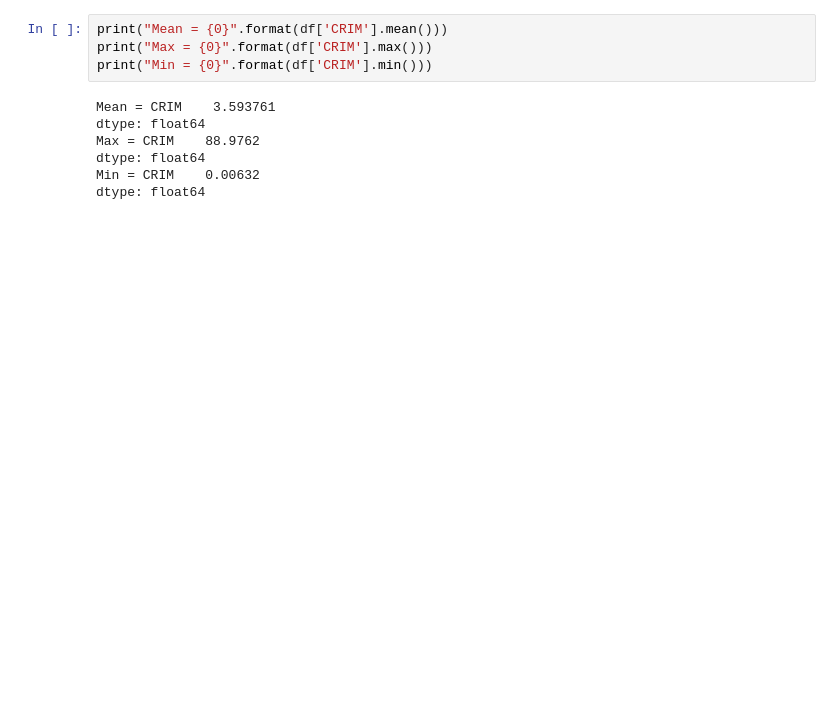
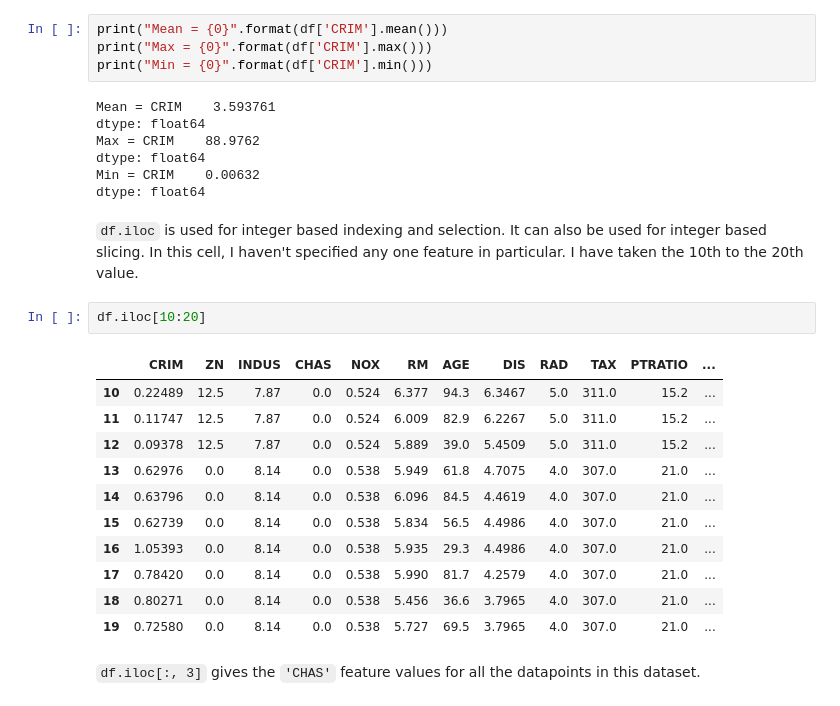
Before and after one commit to akshayrb22/playing-with-data, a Jupyter notebook: boston_housing_data_analysis.ipynb, the cells around one changed output. Drawn from its saved outputs; the diff is of its cells as text; blank space fills up the shorter version.

````diff
--- a/boston_housing_data_analysis.ipynb
+++ b/boston_housing_data_analysis.ipynb
@@ -86,3 +92,21 @@ Max = CRIM    88.9762
 dtype: float64
 Min = CRIM    0.00632
 dtype: float64
+# %% [markdown]
+```df.iloc``` is used for integer based indexing and selection. It can also be used for integer based slicing. In this cell, I haven't specified any one feature in particular. I have taken the 10th to the 20th value.
+# %%
+df.iloc[10:20]
+# %% [output]
+|  | CRIM | ZN | INDUS | CHAS | NOX | RM | AGE | DIS | RAD | TAX | PTRATIO | ... |
+| 10 | 0.22489 | 12.5 | 7.87 | 0.0 | 0.524 | 6.377 | 94.3 | 6.3467 | 5.0 | 311.0 | 15.2 | ... |
+| 11 | 0.11747 | 12.5 | 7.87 | 0.0 | 0.524 | 6.009 | 82.9 | 6.2267 | 5.0 | 311.0 | 15.2 | ... |
+| 12 | 0.09378 | 12.5 | 7.87 | 0.0 | 0.524 | 5.889 | 39.0 | 5.4509 | 5.0 | 311.0 | 15.2 | ... |
+| 13 | 0.62976 | 0.0 | 8.14 | 0.0 | 0.538 | 5.949 | 61.8 | 4.7075 | 4.0 | 307.0 | 21.0 | ... |
+| 14 | 0.63796 | 0.0 | 8.14 | 0.0 | 0.538 | 6.096 | 84.5 | 4.4619 | 4.0 | 307.0 | 21.0 | ... |
+| 15 | 0.62739 | 0.0 | 8.14 | 0.0 | 0.538 | 5.834 | 56.5 | 4.4986 | 4.0 | 307.0 | 21.0 | ... |
+| 16 | 1.05393 | 0.0 | 8.14 | 0.0 | 0.538 | 5.935 | 29.3 | 4.4986 | 4.0 | 307.0 | 21.0 | ... |
+| 17 | 0.78420 | 0.0 | 8.14 | 0.0 | 0.538 | 5.990 | 81.7 | 4.2579 | 4.0 | 307.0 | 21.0 | ... |
+| 18 | 0.80271 | 0.0 | 8.14 | 0.0 | 0.538 | 5.456 | 36.6 | 3.7965 | 4.0 | 307.0 | 21.0 | ... |
+| 19 | 0.72580 | 0.0 | 8.14 | 0.0 | 0.538 | 5.727 | 69.5 | 3.7965 | 4.0 | 307.0 | 21.0 | ... |
+# %% [markdown]
+```df.iloc[:, 3]``` gives the ```'CHAS'``` feature values for all the datapoints in this dataset.
````
Also changed, not shown: parts of 20 cells of this notebook.
